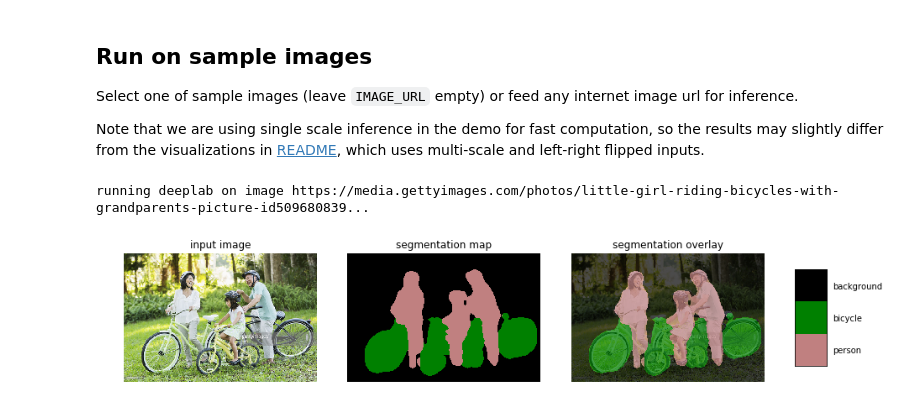
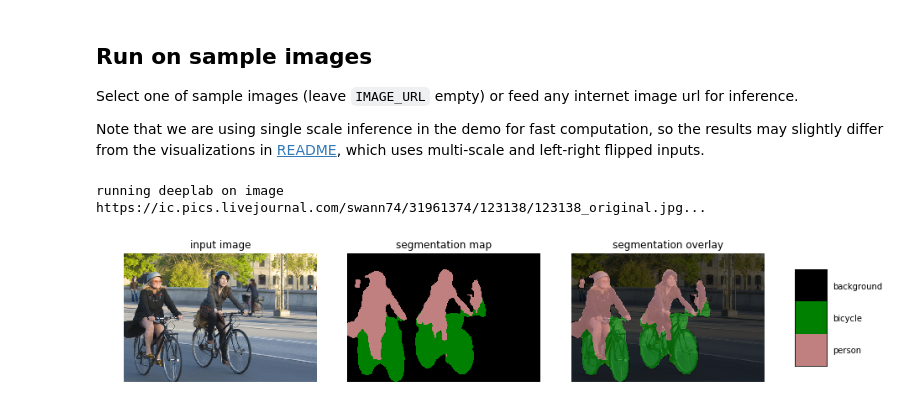
Before and after one commit to ailabs12/deeplab, a Jupyter notebook: deeplab_demo.ipynb, the cells around one changed output. Drawn from its saved outputs; the diff is of its cells as text; code cells hidden in the pictures.

```diff
--- a/deeplab_demo.ipynb
+++ b/deeplab_demo.ipynb
@@ -210,32 +210,31 @@ which uses multi-scale and left-right flipped inputs.
 # %%
 #@title Run on sample images {display-mode: "form"}
 
 SAMPLE_IMAGE = 'image1'  # @param ['image1', 'image2', 'image3']
 #Path your image
-IMAGE_URL = 'https://media.gettyimages.com/photos/little-girl-riding-bicycles-with-grandparents-picture-id509680839'  #@param {type:"string"}
+IMAGE_URL = 'https://ic.pics.livejournal.com/swann74/31961374/123138/123138_original.jpg'  #@param {type:"string"}
 
-_SAMPLE_URL = ('https://github.com/tensorflow/models/blob/master/research/'
-               'deeplab/g3doc/img/%s.jpg?raw=true')
+_SAMPLE_URL = ('https://github.com/tensorflow/models/blob/master/research/deeplab/g3doc/img/%s.jpg?raw=true')
 
 
 def run_visualization(url):
   """Inferences DeepLab model and visualizes result."""
   try:
     f = urllib.request.urlopen(url)
     jpeg_str = f.read()
     original_im = Image.open(BytesIO(jpeg_str))
   except IOError:
     print('Cannot retrieve image. Please check url: ' + url)
     return
 
   print('running deeplab on image %s...' % url)
   resized_im, seg_map = MODEL.run(original_im)
 
   vis_segmentation(resized_im, seg_map)
 
 
 image_url = IMAGE_URL or _SAMPLE_URL % SAMPLE_IMAGE
 run_visualization(image_url)
 # %% [output]
-running deeplab on image https://media.gettyimages.com/photos/little-girl-riding-bicycles-with-grandparents-picture-id509680839...
+running deeplab on image https://ic.pics.livejournal.com/swann74/31961374/123138/123138_original.jpg...
-[figure, old version]
+[figure, new version]
```
Also changed, not shown: 2 other files.
